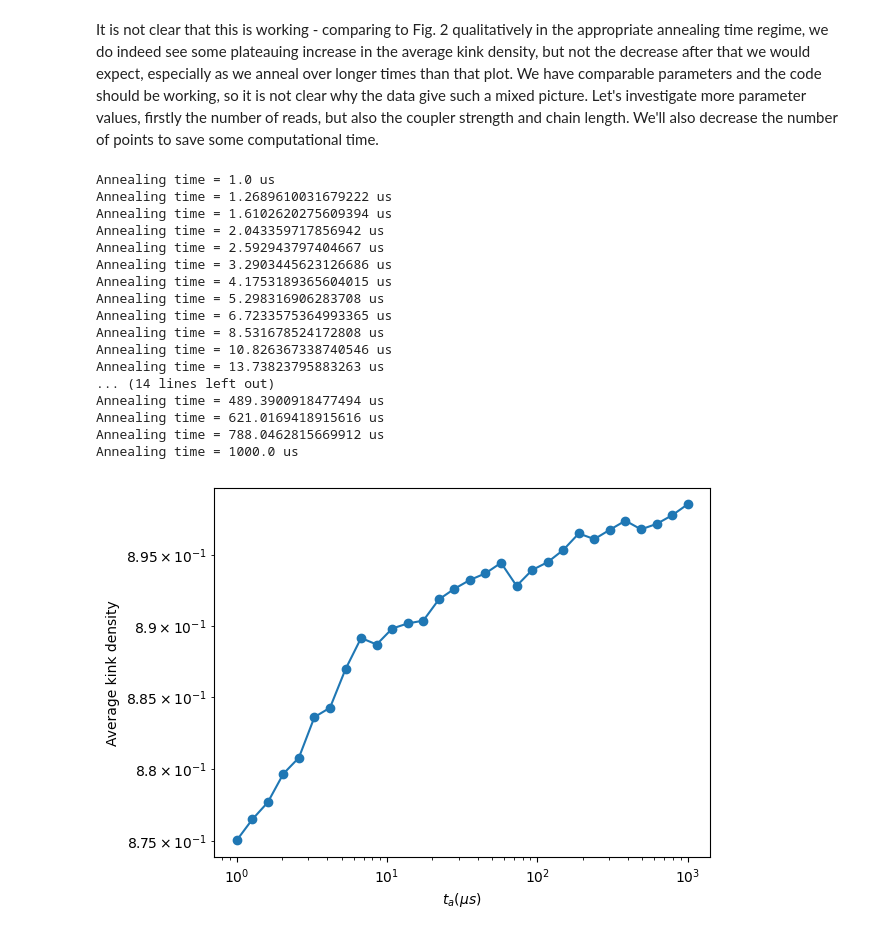
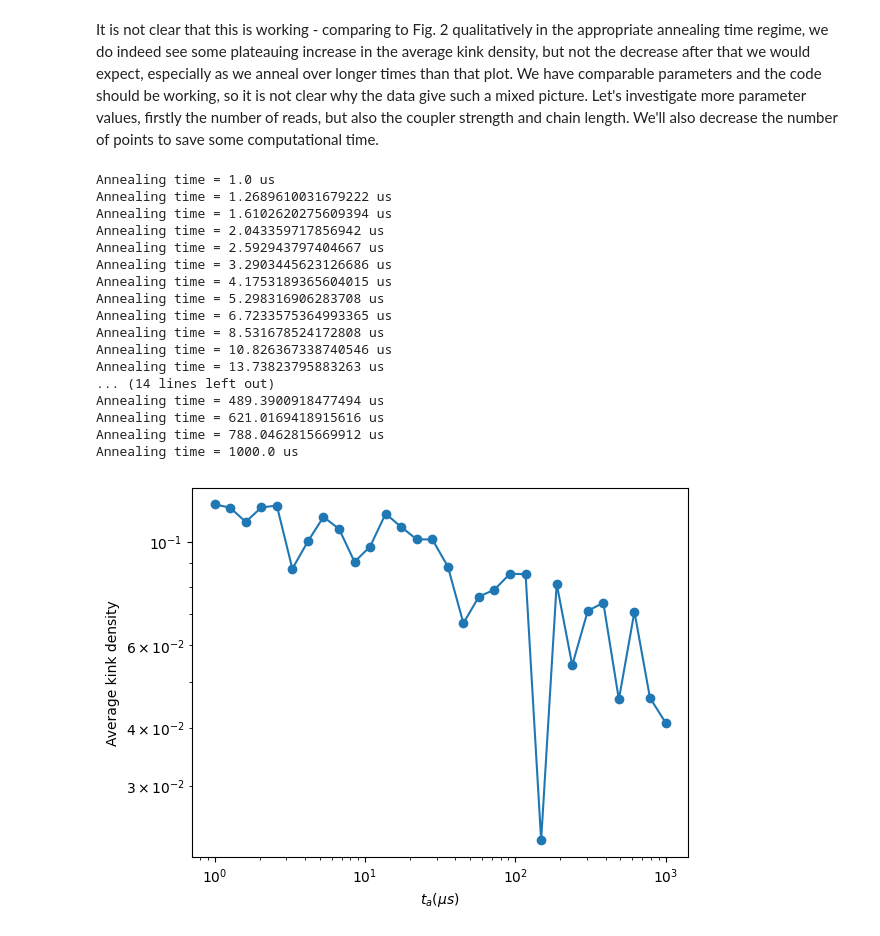
Before and after one commit to chroli/dwave_1d_ising, a Jupyter notebook: reproduce_qa_fig2a.ipynb, the cells around one changed output. Cells and saved outputs as stored; diff of their text form; code cells hidden in the pictures.

```diff
--- a/reproduce_qa_fig2a.ipynb
+++ b/reproduce_qa_fig2a.ipynb
@@ -74,8 +74,8 @@ It is not clear that this is working - comparing to Fig. 2 qualitatively in the
 import csv
 
 ta = np.logspace(0, 3, num=30) # Annealing times in us
-J = 1
-N = 1024
+J = -1
+N = 512
 n_reads = 100
 
 def calc_kink_density(sample):
@@ -101,31 +101,31 @@ params = {'J':J, 'N': N, 'n_reads': n_reads}
 w = csv.writer(open("params.csv", "w"))
 
 for key, val in params.items():
     w.writerow([key, val])
 
 plt.plot(ta, average_kink_densities, '-o')
 plt.xscale('log')
 plt.yscale('log')
 plt.xlabel('$t_a (\mu s)$')
 plt.ylabel('Average kink density')
 plt.savefig('av kink density vs. anneal time.png')
 plt.savefig('av kink density vs. anneal time.eps')
 # %% [output]
 Annealing time = 1.0 us
 Annealing time = 1.2689610031679222 us
 Annealing time = 1.6102620275609394 us
 Annealing time = 2.043359717856942 us
 Annealing time = 2.592943797404667 us
 Annealing time = 3.2903445623126686 us
 Annealing time = 4.1753189365604015 us
 Annealing time = 5.298316906283708 us
 Annealing time = 6.7233575364993365 us
 Annealing time = 8.531678524172808 us
 Annealing time = 10.826367338740546 us
 Annealing time = 13.73823795883263 us
 ... (14 lines left out)
 Annealing time = 489.3900918477494 us
 Annealing time = 621.0169418915616 us
 Annealing time = 788.0462815669912 us
 Annealing time = 1000.0 us
-[figure, old version]
+[figure, new version]
```
Also changed, not shown: 25 other files.
